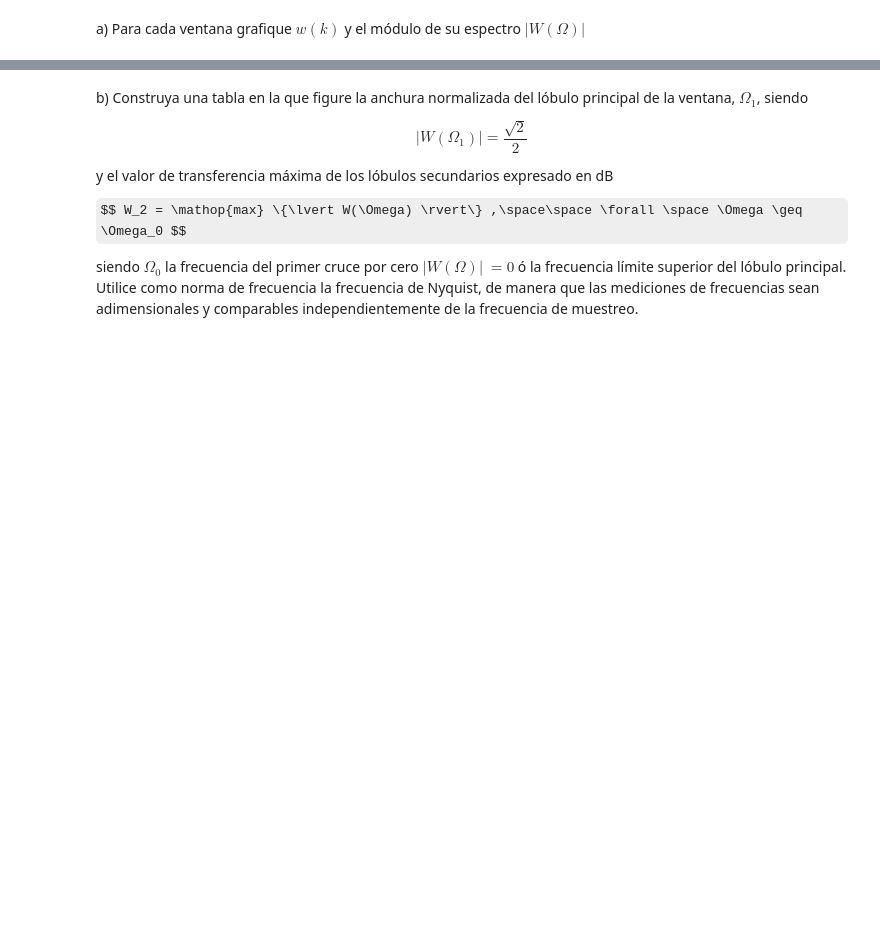
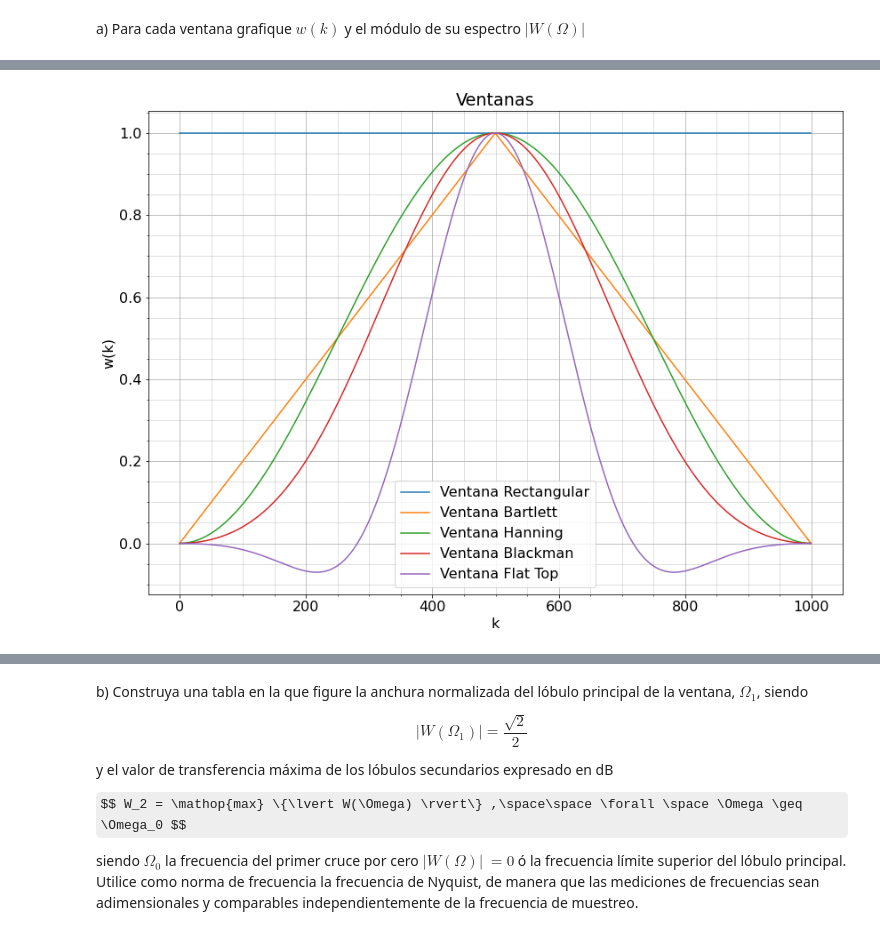
Before and after one commit to lourdeslujan/tps_pds, a Jupyter notebook: TP2 - Ventanas.ipynb, the cells around one changed output, grey strips where cells are left out. Drawn from its saved outputs; the diff is of its cells as text; code cells hidden in the pictures; some formulas as TeX source; blank space fills up the shorter version.

Commit message:
Entrega Parcial TP2 Ventanas

```diff
--- a/TP2 - Ventanas.ipynb
+++ b/TP2 - Ventanas.ipynb
@@ -32,6 +32,8 @@
 ## Inicialización del Notebook del TP2
 
 import numpy as np
+import scipy
+from scipy import signal
 import matplotlib as mpl
 import matplotlib.pyplot as plt
 from pandas import DataFrame
@@ -42,3 +44,14 @@ fs = 1000 # Hz
 
 # Insertar aquí el código para inicializar tu notebook
 ########################################################
+
+mpl.rcParams['figure.figsize'] = [14,10]
+fig_sz_x = 10
+fig_sz_y = 10
+fig_dpi = 80 # dpi
+
+fig_font_family = 'DejaVu Sans'
+fig_font_size = 16
+
+plt.rcParams.update({'font.size':fig_font_size})
+plt.rcParams.update({'font.family':fig_font_family})
@@ -48,0 +58,71 @@ fs = 1000 # Hz
+# %%
+##########################################
+# Acá podés generar los gráficos pedidos #
+##########################################
+
+df = fs/N # resolución espectral
+M=100 #Cantidad de ceros multiplos de N para cero padding W(k)
+
+wRect = signal.boxcar(N) #Ventana Rectangular
+wRectPad =  np.pad(wRect, (0,int(M*N)),'constant')
+wBart = signal.bartlett(N)
+wBartPad =  np.pad(wBart, (0,int(M*N)),'constant')
+wHann = signal.hann(N)
+wHannPad =  np.pad(wHann, (0,int(M*N)),'constant')
+wBlack = signal.blackman(N)
+wBlackPad =  np.pad(wBlack, (0,int(M*N)),'constant')
+wFlat = signal.flattop(N)
+wFlatPad =  np.pad(wFlat, (0,int(M*N)),'constant')
+
+ff = np.arange(0,N,df)
+ffpad = np.arange(0,N,df*N/(N*(M+1)))
+bfrec = ff <= fs/2
+bfrecPad = ffpad <= fs/2
+
+fftwRect = 20*np.log10(np.abs(scipy.fft.fft(wRectPad))*2/N)
+fftwRectNorm = fftwRect - fftwRect[0]
+fftwRectNorm = np.clip(fftwRectNorm, -150,0)
+fftwBart = 20*np.log10(np.abs(scipy.fft.fft(wBartPad))*2/N)
+fftwBartNorm = fftwBart - fftwBart[0]
+fftwBartNorm = np.clip(fftwBartNorm, -150,0)
+fftwHann = 20*np.log10(np.abs(scipy.fft.fft(wHannPad))*2/N)
+fftwHannNorm = fftwHann - fftwHann[0]
+fftwHannNorm = np.clip(fftwHannNorm, -150,0)
+fftwBlack = 20*np.log10(np.abs(scipy.fft.fft(wBlackPad))*2/N)
+fftwBlackNorm = fftwBlack - fftwBlack[0]
+fftwBlackNorm = np.clip(fftwBlackNorm, -150,0)
+fftwFlat = 20*np.log10(np.abs(scipy.fft.fft(wFlatPad))*2/N)
+fftwFlatNorm = fftwFlat - fftwFlat[0]
+fftwFlatNorm = np.clip(fftwFlatNorm, -150,0)
+
+
+plt.figure(1)
+plt.minorticks_on()
+plt.grid(True,'minor',alpha=0.5)
+plt.grid(True)
+plt.plot(wRect, label='Ventana Rectangular')
+plt.plot(wBart, label='Ventana Bartlett')  # etc.
+plt.plot(wHann, label='Ventana Hanning')
+plt.plot(wBlack, label='Ventana Blackman')
+plt.plot(wFlat, label='Ventana Flat Top')
+plt.xlabel('k')
+plt.ylabel('w(k)')
+plt.title("Ventanas")
+plt.legend()
+
+plt.figure(2)
+plt.xlim(0,6)
+plt.ylim(-150,10)
+plt.minorticks_on()
+plt.grid(True,'minor',alpha=0.5)
+plt.grid(True)
+plt.plot(ffpad[bfrecPad],fftwRectNorm[bfrecPad], label='FFT Ventana Rectangular')
+plt.plot(ffpad[bfrecPad],fftwBartNorm[bfrecPad], label='FFT Ventana Bartlett')
+plt.plot(ffpad[bfrecPad],fftwHannNorm[bfrecPad], label='FFT Ventana Hanning')
+plt.plot(ffpad[bfrecPad],fftwBlackNorm[bfrecPad], label='FFT Ventana Blackman')
+plt.plot(ffpad[bfrecPad],fftwFlatNorm[bfrecPad], label='FFT Ventana Flat Top')
+plt.xlabel('k')
+plt.ylabel('|W(k)|[dB]')
+plt.title("FFT Ventanas")
+plt.legend()
+# %% [output]
@@ -48,0 +130 @@ fs = 1000 # Hz
+[figure, added]
```
Also changed, not shown: parts of 20 cells of this notebook.
